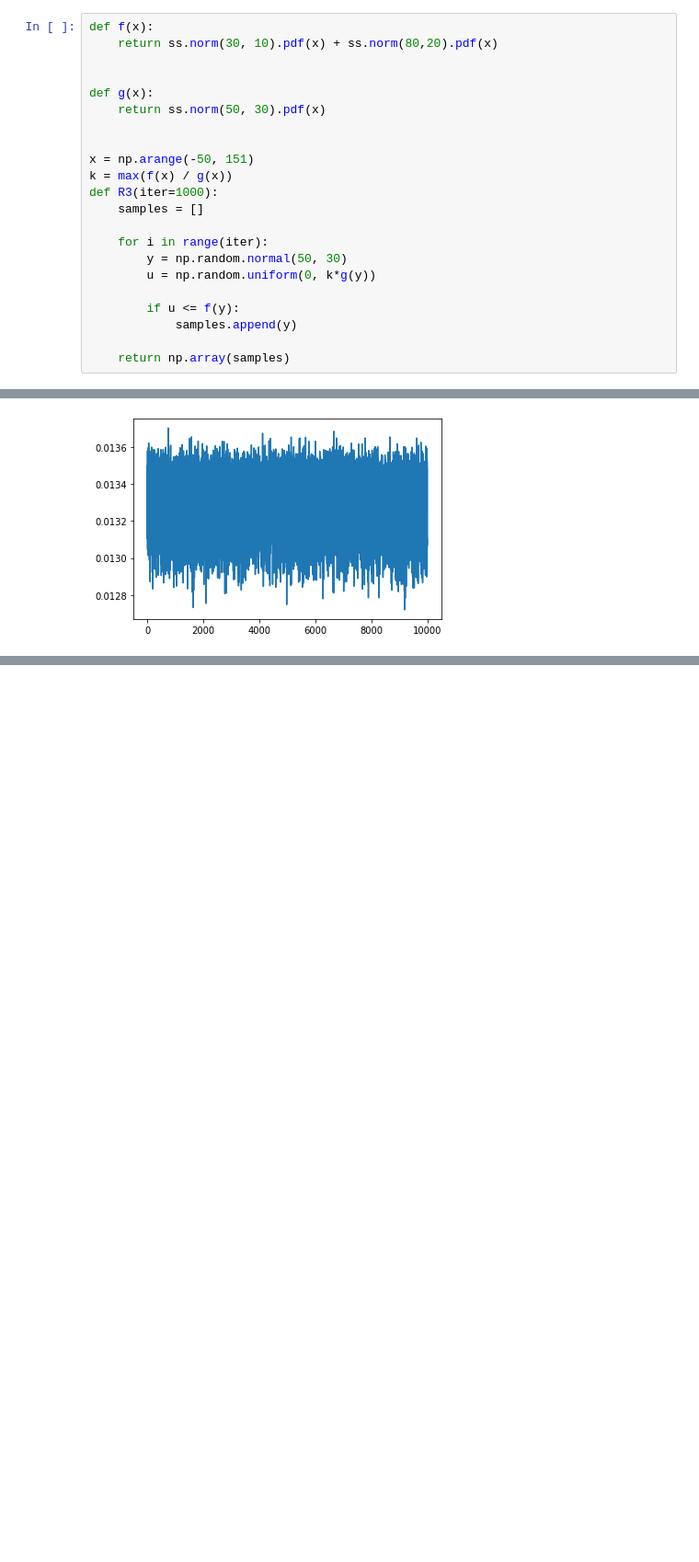
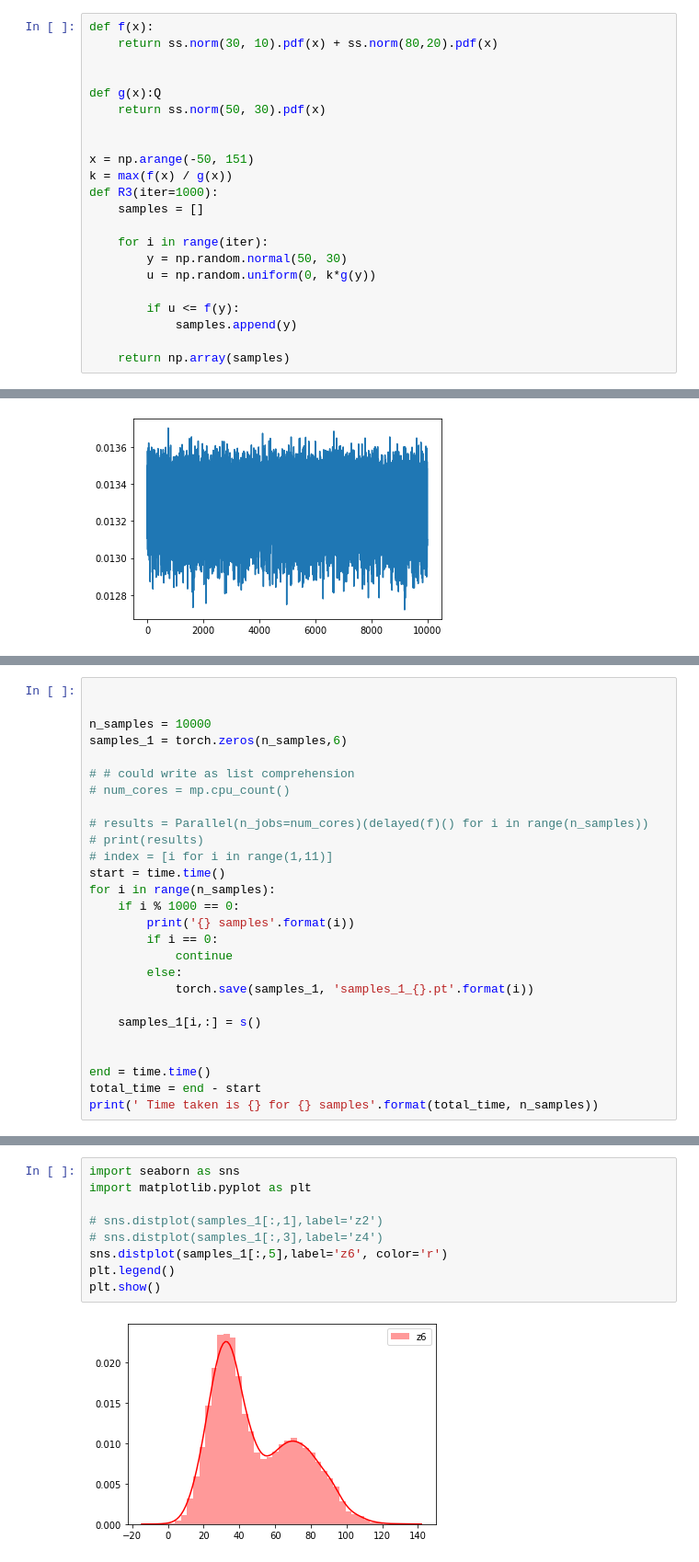
Before and after one commit to bayesianbrad/openmalaria_probprog, a Jupyter notebook: code/amortized_rs/notebooks/test_rs.ipynb, the cells around one changed output, grey strips where cells are left out. Shown at 92% size. Cells and saved outputs as stored; diff of their text form; blank space fills up the shorter version.

```diff
--- a/code/amortized_rs/notebooks/test_rs.ipynb
+++ b/code/amortized_rs/notebooks/test_rs.ipynb
@@ -8,7 +8,7 @@ def f(x):
     return ss.norm(30, 10).pdf(x) + ss.norm(80,20).pdf(x)
 
 
-def g(x):
+def g(x):Q
     return ss.norm(50, 30).pdf(x)
 
 
@@ -149,0 +236,27 @@ tensor(0.0408)
+# %%
+
+
+n_samples = 10000
+samples_1 = torch.zeros(n_samples,6)
+
+# # could write as list comprehension
+# num_cores = mp.cpu_count()
+
+# results = Parallel(n_jobs=num_cores)(delayed(f)() for i in range(n_samples))
+# print(results)
+# index = [i for i in range(1,11)]
+start = time.time()
+for i in range(n_samples):
+    if i % 1000 == 0:
+        print('{} samples'.format(i))
+        if i == 0:
+            continue
+        else:
+            torch.save(samples_1, 'samples_1_{}.pt'.format(i))
+
+    samples_1[i,:] = s()
+
+
+end = time.time()
+total_time = end - start
+print(' Time taken is {} for {} samples'.format(total_time, n_samples))
@@ -149,0 +275,11 @@ tensor(0.0408)
+# %%
+import seaborn as sns
+import matplotlib.pyplot as plt
+
+# sns.distplot(samples_1[:,1],label='z2')
+# sns.distplot(samples_1[:,3],label='z4')
+sns.distplot(samples_1[:,5],label='z6', color='r')
+plt.legend()
+plt.show()
+# %% [output]
+[figure, added]
```
Also changed, not shown: parts of 3 cells of this notebook.
